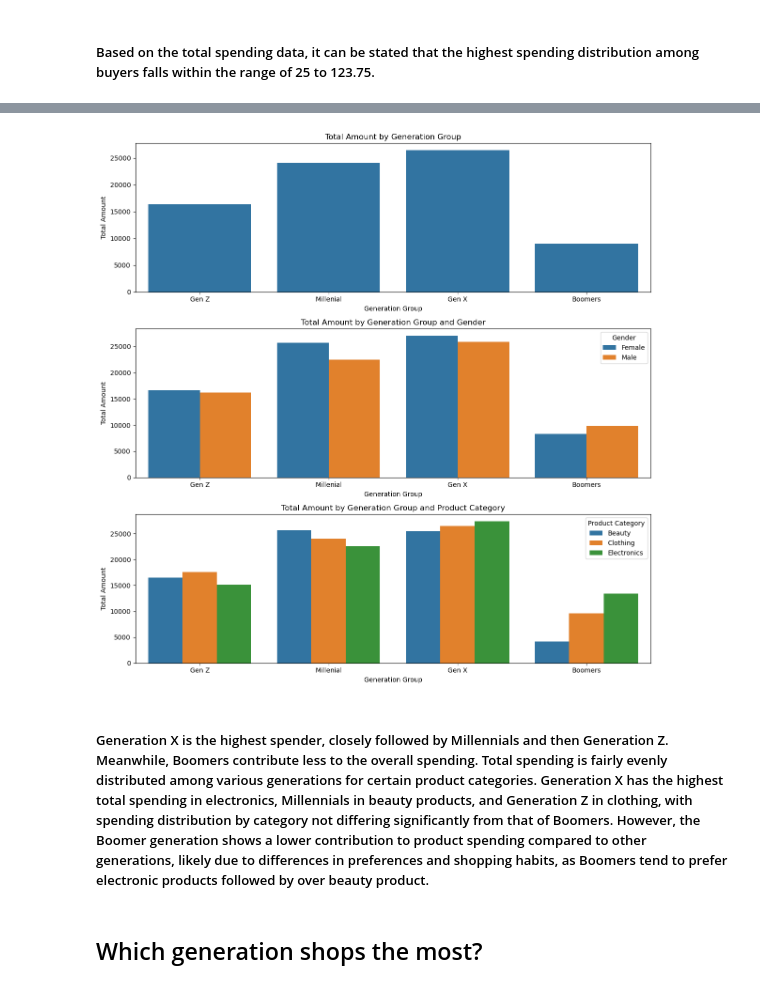
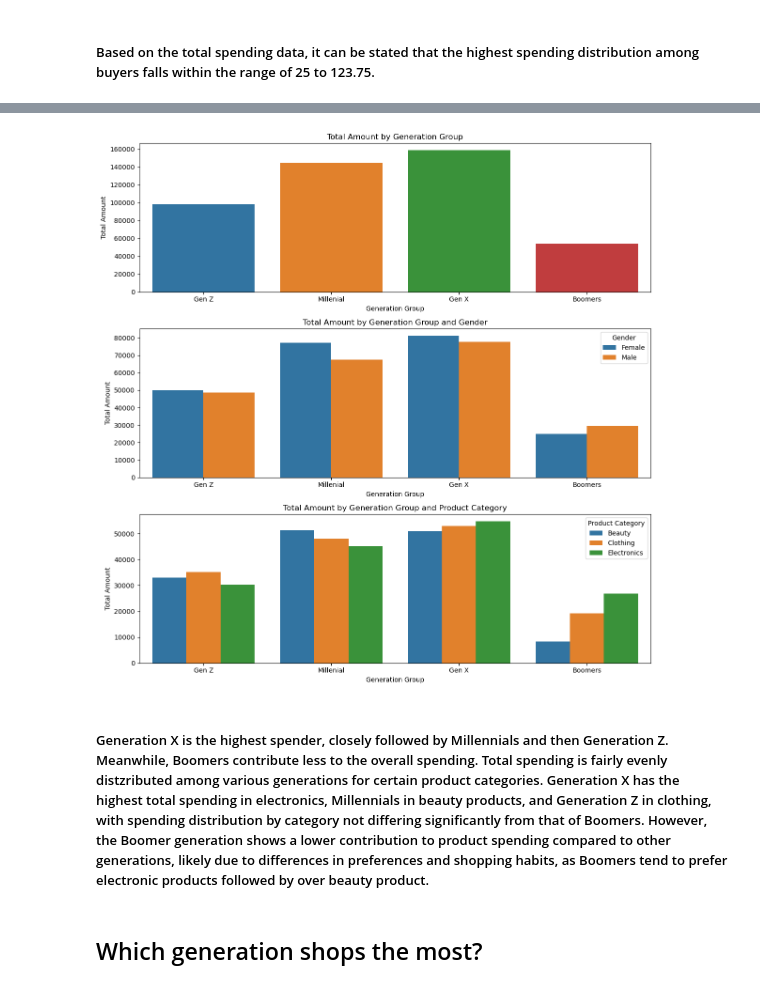
Before and after one commit to dudungawuk/Retail-Sales-DataAnalyst, a Jupyter notebook: retail-sales-EDA.ipynb, the cells around one changed output, grey strips where cells are left out. Cells and saved outputs as stored; diff of their text form; code cells hidden in the pictures.

```diff
--- a/retail-sales-EDA.ipynb
+++ b/retail-sales-EDA.ipynb
@@ -126,20 +146,23 @@ grouped_data = df.groupby(["Gender","Generation Group","Product Category"])["Tot
 # %%
+total_amount_generation = df.groupby("Generation Group")["Total Amount"].sum().reset_index()
+total_amount_gender = df.groupby(["Generation Group","Gender"])["Total Amount"].sum().reset_index()
+total_amount_category = df.groupby(["Generation Group","Product Category"])["Total Amount"].sum().reset_index()
 plt.figure(figsize=(12, 12))
 plt.subplot(3,1,1)
 plt.title("Total Amount by Generation Group")
-sns.barplot(data=grouped_data, x="Generation Group", y="Total Amount", errorbar=None)
+sns.barplot(data=total_amount_generation, x="Generation Group", y="Total Amount", errorbar=None,hue="Generation Group")
 plt.subplot(3,1,2)
 plt.title("Total Amount by Generation Group and Gender")
-sns.barplot(data=grouped_data, x="Generation Group", y="Total Amount", hue="Gender", errorbar=None)
+sns.barplot(data=total_amount_gender, x="Generation Group", y="Total Amount", hue="Gender", errorbar=None)
 plt.subplot(3,1,3)
 plt.title("Total Amount by Generation Group and Product Category")
-sns.barplot(data=grouped_data, x="Generation Group", y="Total Amount", hue="Product Category", errorbar=None)
+sns.barplot(data=total_amount_category, x="Generation Group", y="Total Amount", hue="Product Category", errorbar=None)
 plt.tight_layout()
 plt.show()
 # %% [output]
-[figure, old version]
+[figure, new version]
 # %% [markdown]
-##### Generation X is the highest spender, closely followed by Millennials and then Generation Z. Meanwhile, Boomers contribute less to the overall spending. Total spending is fairly evenly distributed among various generations for certain product categories. Generation X has the highest total spending in electronics, Millennials in beauty products, and Generation Z in clothing, with spending distribution by category not differing significantly from that of Boomers. However, the Boomer generation shows a lower contribution to product spending compared to other generations, likely due to differences in preferences and shopping habits, as Boomers tend to prefer electronic products followed by over beauty product.
+##### Generation X is the highest spender, closely followed by Millennials and then Generation Z. Meanwhile, Boomers contribute less to the overall spending. Total spending is fairly evenly distzributed among various generations for certain product categories. Generation X has the highest total spending in electronics, Millennials in beauty products, and Generation Z in clothing, with spending distribution by category not differing significantly from that of Boomers. However, the Boomer generation shows a lower contribution to product spending compared to other generations, likely due to differences in preferences and shopping habits, as Boomers tend to prefer electronic products followed by over beauty product.
 # %% [markdown]
 ## Which generation shops the most?
 # %%
```
Also changed, not shown: parts of 35 cells of this notebook.
